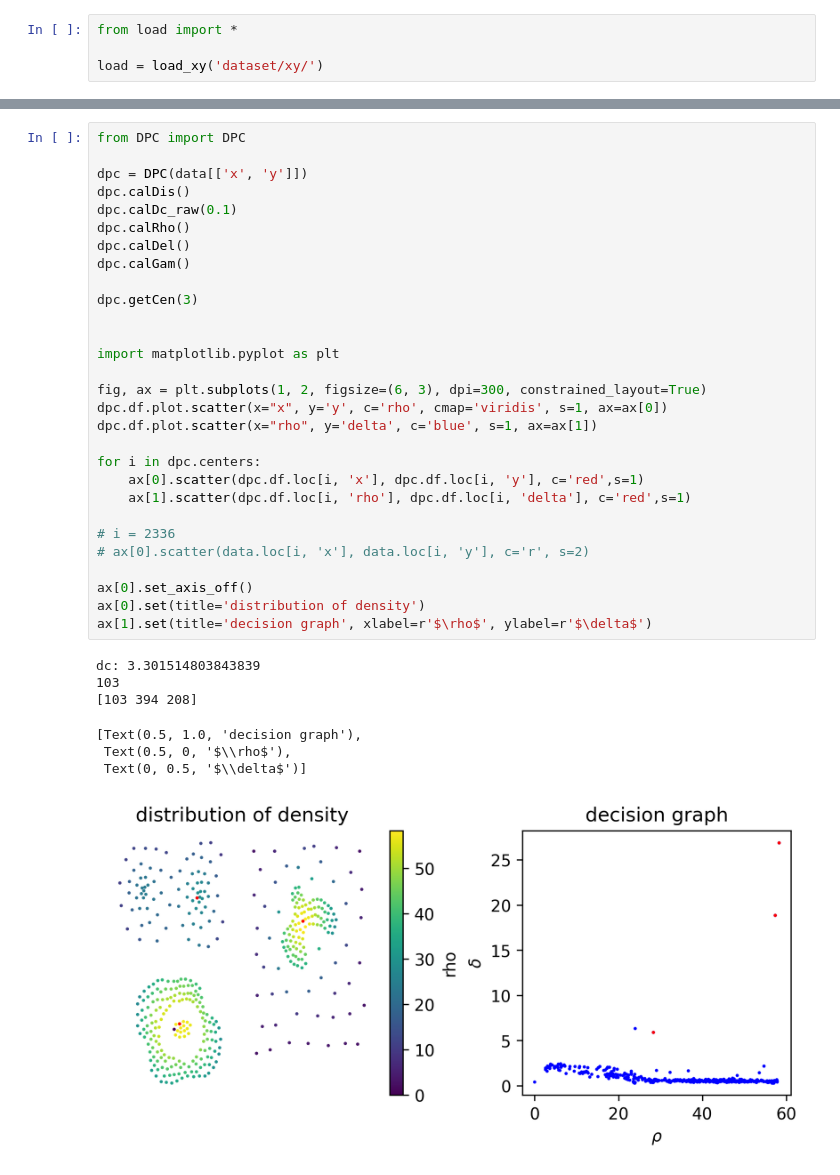
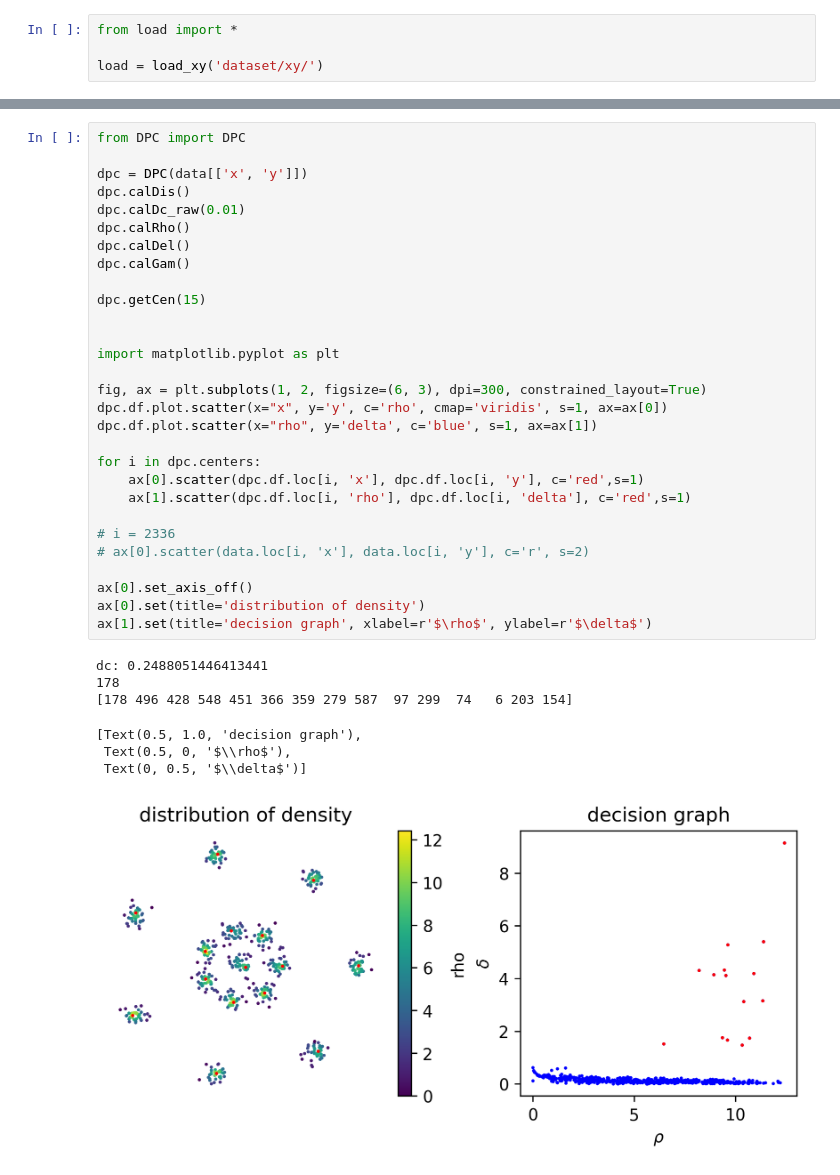
Before and after one commit to KEAE12315/flotation_old, a Jupyter notebook: test.ipynb, the cells around one changed output, grey strips where cells are left out. Saved outputs shown, nothing was run; the diff lists cells and outputs as text.

```diff
--- a/test.ipynb
+++ b/test.ipynb
@@ -32,39 +32,39 @@ data.plot.scatter(x='x', y='y', c='clusterID', colormap='tab20', s=5, figsize=(1
 from DPC import DPC
 
 dpc = DPC(data[['x', 'y']])
 dpc.calDis()
-dpc.calDc_raw(0.1)
+dpc.calDc_raw(0.01)
 dpc.calRho()
 dpc.calDel()
 dpc.calGam()
 
-dpc.getCen(3)
+dpc.getCen(15)
 
 
 import matplotlib.pyplot as plt
 
 fig, ax = plt.subplots(1, 2, figsize=(6, 3), dpi=300, constrained_layout=True)
 dpc.df.plot.scatter(x="x", y='y', c='rho', cmap='viridis', s=1, ax=ax[0])
 dpc.df.plot.scatter(x="rho", y='delta', c='blue', s=1, ax=ax[1])
 
 for i in dpc.centers:
     ax[0].scatter(dpc.df.loc[i, 'x'], dpc.df.loc[i, 'y'], c='red',s=1)
     ax[1].scatter(dpc.df.loc[i, 'rho'], dpc.df.loc[i, 'delta'], c='red',s=1)
 
 # i = 2336
 # ax[0].scatter(data.loc[i, 'x'], data.loc[i, 'y'], c='r', s=2)
 
 ax[0].set_axis_off()
 ax[0].set(title='distribution of density')
 ax[1].set(title='decision graph', xlabel=r'$\rho$', ylabel=r'$\delta$')
 # %% [output]
-dc: 3.301514803843839
-103
-[103 394 208]
+dc: 0.2488051446413441
+178
+[178 496 428 548 451 366 359 279 587  97 299  74   6 203 154]
 [Text(0.5, 1.0, 'decision graph'),
  Text(0.5, 0, '$\\rho$'),
  Text(0, 0.5, '$\\delta$')]
-[figure, old version]
+[figure, new version]
 # %%
 dpc.df['gamma'].plot.hist(bins=200)
 # %% [output]
```
Also changed, not shown: parts of 4 cells of this notebook, 10 other files.
